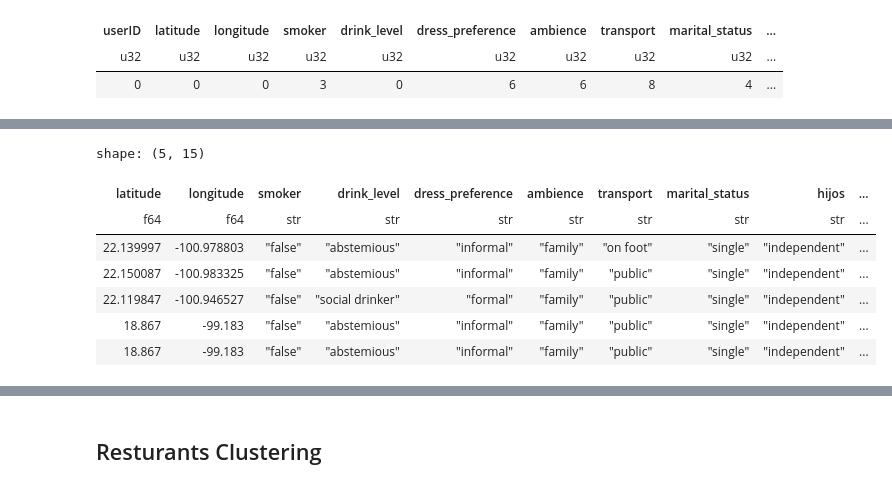
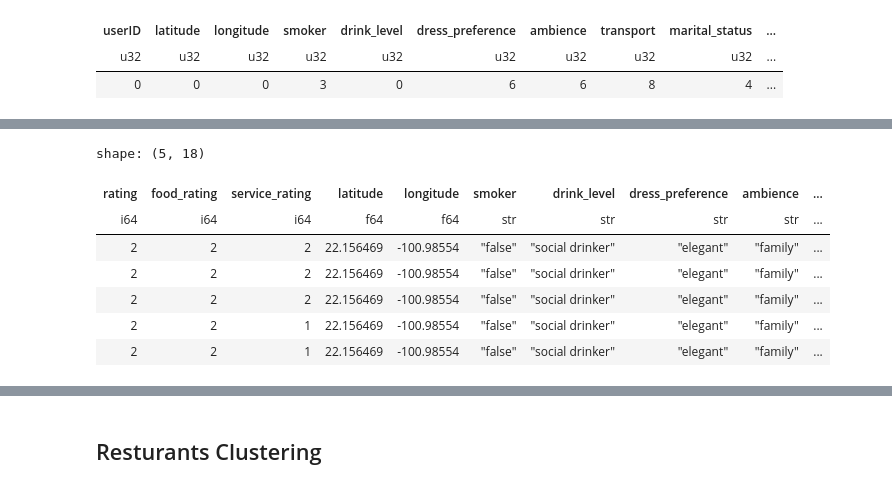
Before and after one commit to laurenally28/mktg3501project, a Jupyter notebook: main.ipynb, the cells around one changed output, grey strips where cells are left out. Drawn from its saved outputs; the diff is of its cells as text; code cells hidden in the pictures.

```diff
--- a/main.ipynb
+++ b/main.ipynb
@@ -153,3 +153,6 @@ shape: (1, 21)
 | userID | latitude | longitude | smoker | drink_level | dress_preference | ambience | transport | marital_status | ... |
 | u32 | u32 | u32 | u32 | u32 | u32 | u32 | u32 | u32 | ... |
 | 0 | 0 | 0 | 3 | 0 | 6 | 6 | 8 | 4 | ... |
+# %%
+joined_user_df = ratings.join(user_df, on="userID", how="inner")
+joined_user_df.head()
@@ -156,15 +168,15 @@ shape: (1, 21)
 # %%
-user_data = user_df.drop(["Rcuisine", "Upayment", "color", "religion", "height", "userID"])
+user_data = joined_user_df.drop(["Rcuisine", "Upayment", "color", "religion", "height", "placeID", "userID"])
 user_data.head()
 # %% [output]
-shape: (5, 15)
+shape: (5, 18)
-| latitude | longitude | smoker | drink_level | dress_preference | ambience | transport | marital_status | hijos | ... |
-| f64 | f64 | str | str | str | str | str | str | str | ... |
-| 22.139997 | -100.978803 | "false" | "abstemious" | "informal" | "family" | "on foot" | "single" | "independent" | ... |
-| 22.150087 | -100.983325 | "false" | "abstemious" | "informal" | "family" | "public" | "single" | "independent" | ... |
-| 22.119847 | -100.946527 | "false" | "social drinker" | "formal" | "family" | "public" | "single" | "independent" | ... |
-| 18.867 | -99.183 | "false" | "abstemious" | "informal" | "family" | "public" | "single" | "independent" | ... |
-| 18.867 | -99.183 | "false" | "abstemious" | "informal" | "family" | "public" | "single" | "independent" | ... |
+| rating | food_rating | service_rating | latitude | longitude | smoker | drink_level | dress_preference | ambience | ... |
+| i64 | i64 | i64 | f64 | f64 | str | str | str | str | ... |
+| 2 | 2 | 2 | 22.156469 | -100.98554 | "false" | "social drinker" | "elegant" | "family" | ... |
+| 2 | 2 | 2 | 22.156469 | -100.98554 | "false" | "social drinker" | "elegant" | "family" | ... |
+| 2 | 2 | 2 | 22.156469 | -100.98554 | "false" | "social drinker" | "elegant" | "family" | ... |
+| 2 | 2 | 1 | 22.156469 | -100.98554 | "false" | "social drinker" | "elegant" | "family" | ... |
+| 2 | 2 | 1 | 22.156469 | -100.98554 | "false" | "social drinker" | "elegant" | "family" | ... |
 # %%
 categorical_cols = [
     "smoker", "drink_level", "dress_preference", "ambience", "transport",
```
Also changed, not shown: parts of 13 cells of this notebook.
